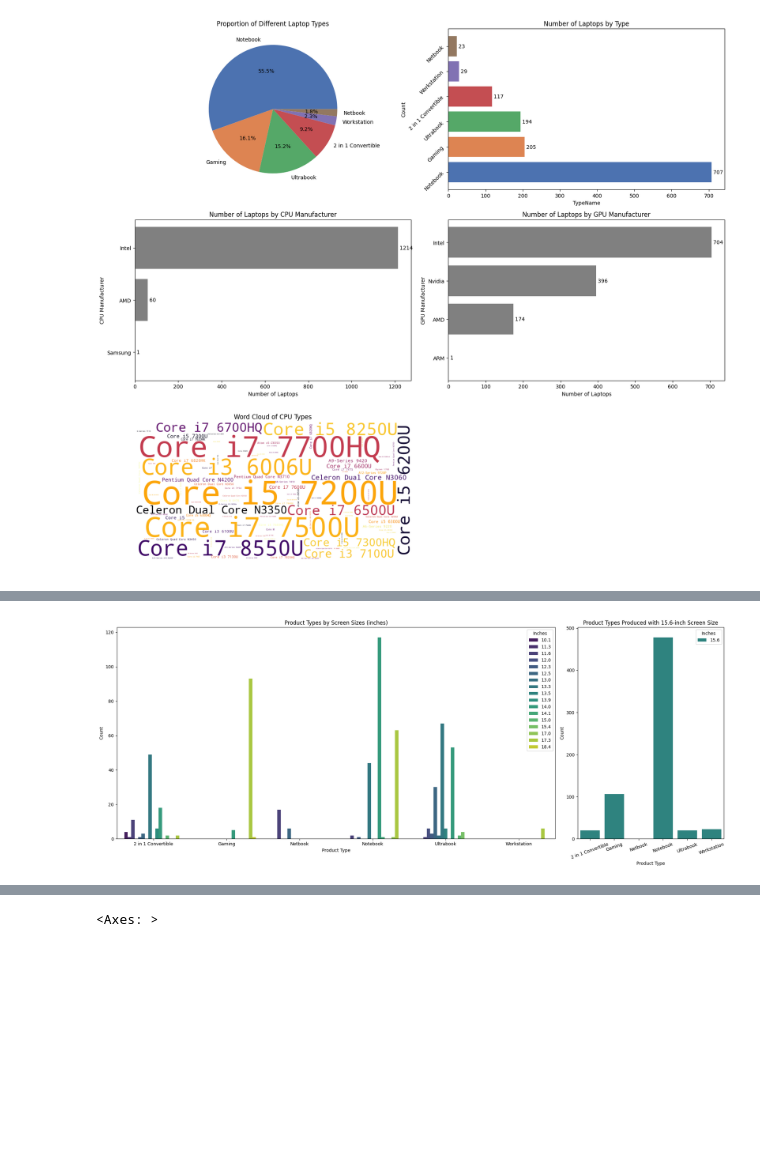
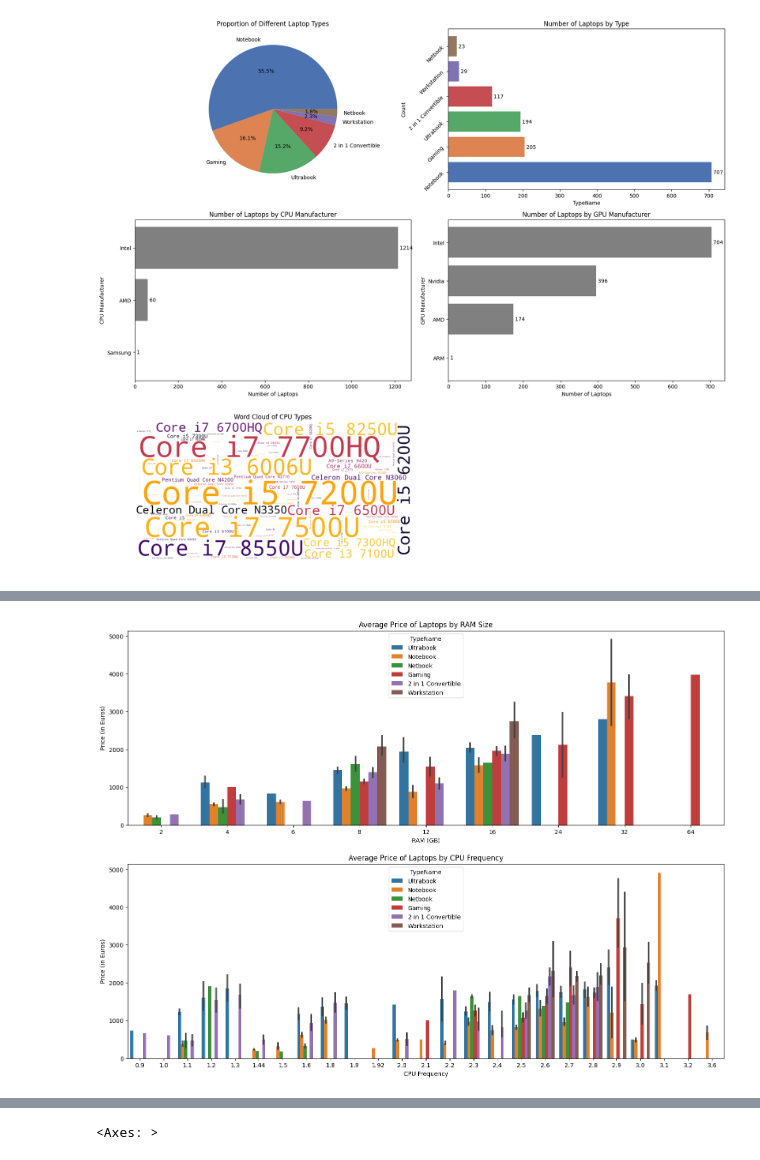
Before and after one commit to FarzanehSoltanzadeh/Regression, a Jupyter notebook: Multivariate Linear Regression/Implementation.ipynb, the cells around one changed output, grey strips where cells are left out. Saved outputs shown, nothing was run; the diff lists cells and outputs as text; code cells hidden in the pictures; blank space fills up the shorter version.

```diff
--- a/Multivariate Linear Regression/Implementation.ipynb
+++ b/Multivariate Linear Regression/Implementation.ipynb
@@ -138,6 +138,14 @@ def plot_WordCloud(axes, data, title="", width=800, height=400, colormap='infern
     axes.imshow(wordcloud)
     axes.axis('off')
     axes.set_title(title)
+
+def plot_sns_bar(axes, data, x, y, hue=None, legend=False, legLoc="upper right", title="", xlabel="", ylabel="", palette="viridis"):
+    sns.barplot(data=data, x=x, y=y, hue=hue, palette=palette, ax=axes)
+    axes.set_title(title)
+    axes.set_xlabel(xlabel)
+    axes.set_ylabel(ylabel)
+    if legend:
+        axes.legend(title=hue, loc=legLoc)
 # %%
 fig, axes = plt.subplots(nrows=3, ncols=2, figsize=(17, 15))
 axes = axes.flatten()
@@ -277,0 +286,19 @@ plt.show()
+# %%
+inch_pt = df.groupby(['TypeName', 'Inches']).size().unstack()
+inch_pt_melted = inch_pt.reset_index().melt(id_vars="TypeName", var_name="Inches", value_name="Count")
+inch_pt_melted_15_6 = inch_pt_melted[inch_pt_melted['Inches'].isin([15.6])]
+inch_pt_melted = inch_pt_melted[~inch_pt_melted['Inches'].isin([15.6])]
+
+fig, axes = plt.subplots(nrows=1, ncols=2, figsize=(20, 8), gridspec_kw={'width_ratios': [3, 1]})
+# Plot 1: without 15.6-inch
+plot_sns_bar(axes[0], inch_pt_melted, x="TypeName", y="Count",
+                        hue="Inches", legend= True,
+                        title="Product Types by Screen Sizes (inches)", xlabel="Product Type", ylabel="Count")
+# Plot 2: for 15.6-inch
+plot_sns_bar(axes[1], inch_pt_melted_15_6, x="TypeName", y="Count",
+                        hue="Inches", legend= True,
+                        title="Product Types Produced with 15.6-inch Screen Size", xlabel="Product Type", ylabel="Count")
+axes[1].tick_params(axis='x', rotation=20)
+
+plt.tight_layout()
+plt.show()
@@ -283,24 +312,17 @@ def plot_sns_bar(axes, data, x, y, hue=None, legend=False, legLoc="upper right",
     axes.set_ylabel(ylabel)
     if legend:
         axes.legend(title=hue, loc=legLoc)
-# %%
-inch_pt = df.groupby(['TypeName', 'Inches']).size().unstack()
-inch_pt_melted = inch_pt.reset_index().melt(id_vars="TypeName", var_name="Inches", value_name="Count")
-inch_pt_melted_15_6 = inch_pt_melted[inch_pt_melted['Inches'].isin([15.6])]
-inch_pt_melted = inch_pt_melted[~inch_pt_melted['Inches'].isin([15.6])]
-
-fig, axes = plt.subplots(1, 2, figsize=(20, 8), gridspec_kw={'width_ratios': [3, 1]})
-# Plot 1: without 15.6-inch
-plot_sns_bar(axes[0], inch_pt_melted, x="TypeName", y="Count",
-                        hue="Inches", legend= True,
-                        title="Product Types by Screen Sizes (inches)", xlabel="Product Type", ylabel="Count")
-# Plot 2: for 15.6-inch
-plot_sns_bar(axes[1], inch_pt_melted_15_6, x="TypeName", y="Count",
-                        hue="Inches", legend= True,
-                        title="Product Types Produced with 15.6-inch Screen Size", xlabel="Product Type", ylabel="Count")
-axes[1].tick_params(axis='x', rotation=20)
-
-plt.tight_layout()
-plt.show()
-# %% [output]
-[figure, removed]
+# %%
+fig, axes = plt.subplots(nrows=2, figsize=(18, 13))
+
+# Plot 1
+plot_sns_bar(axes[0], df, x='RAM (GB)', y='Price (Euro)',
+             hue='TypeName',legend=True, legLoc="upper center", palette="tab10",
+             title='Average Price of Laptops by RAM Size', xlabel='RAM (GB)', ylabel='Price (in Euros)')
+
+# Plot 2
+plot_sns_bar(axes[1], df, x='CPU_Frequency (GHz)', y='Price (Euro)',
+             hue='TypeName',legend=True, legLoc="upper center", palette="tab10",
+             title='Average Price of Laptops by CPU Frequency', xlabel='CPU Frequency', ylabel='Price (in Euros)')
+# %% [output]
+[figure, added]
```
Also changed, not shown: parts of 5 cells of this notebook.
